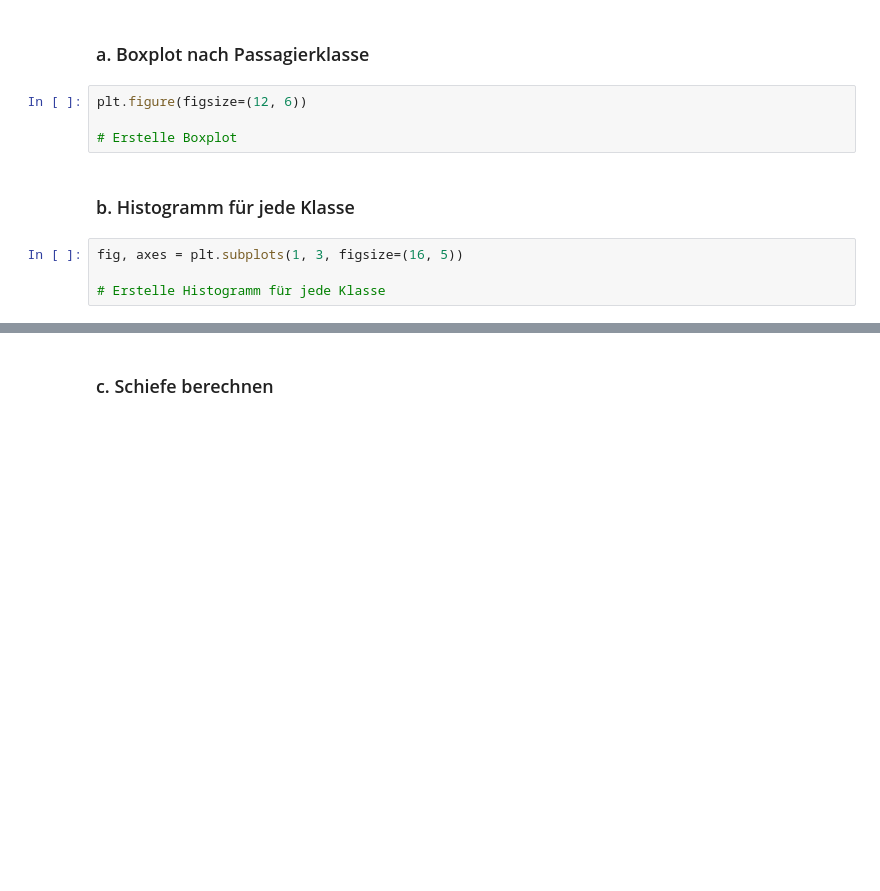
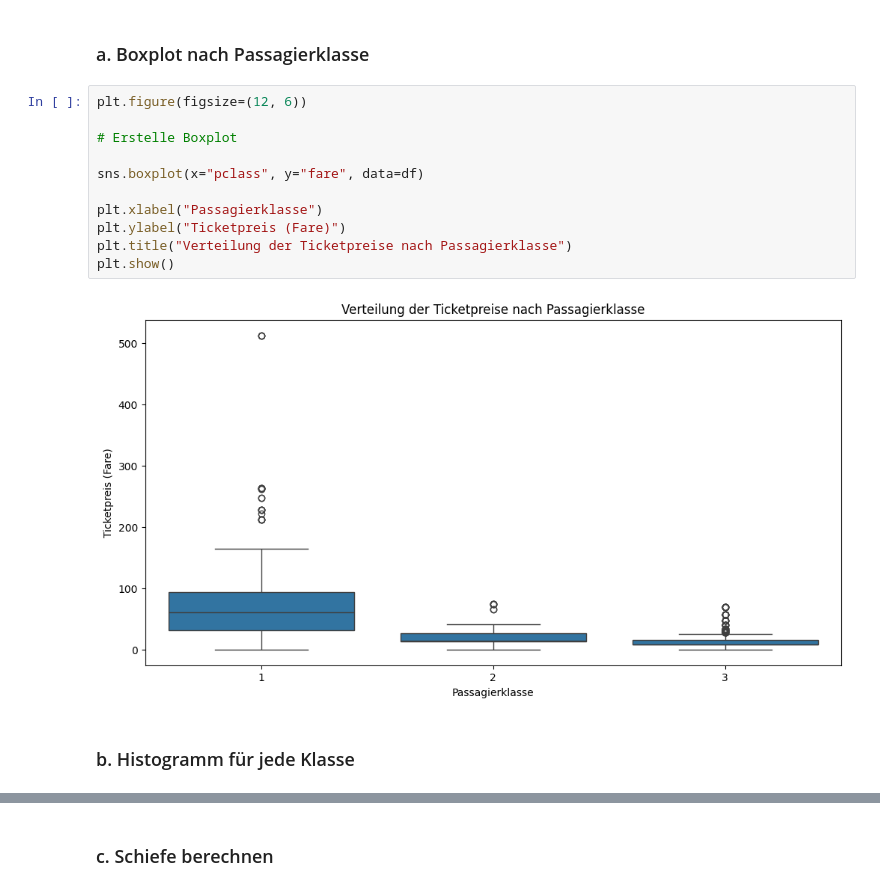
Before and after one commit to flurinasophie/Statistik_Gruppenvergleiche, a Jupyter notebook: UE3_Gruppenvergleiche.ipynb, the cells around one changed output, grey strips where cells are left out. Cells and saved outputs as stored; diff of their text form; blank space fills up the shorter version.

```diff
--- a/UE3_Gruppenvergleiche.ipynb
+++ b/UE3_Gruppenvergleiche.ipynb
@@ -82,13 +104,18 @@ c. Berechne Schiefe (Skewness) für jede Klasse
 d. Beantworte die Interpretationsfragen
 # %% [markdown]
 ### a. Boxplot nach Passagierklasse
-# %%
-plt.figure(figsize=(12, 6))
-
-# Erstelle Boxplot
+# %%
+plt.figure(figsize=(12, 6))
+
+# Erstelle Boxplot
+
+sns.boxplot(x="pclass", y="fare", data=df)
+
+plt.xlabel("Passagierklasse")
+plt.ylabel("Ticketpreis (Fare)")
+plt.title("Verteilung der Ticketpreise nach Passagierklasse")
+plt.show()
+# %% [output]
+[figure, added]
 # %% [markdown]
 ### b. Histogramm für jede Klasse
-# %%
-fig, axes = plt.subplots(1, 3, figsize=(16, 5))
-
-# Erstelle Histogramm für jede Klasse
```
Also changed, not shown: parts of 10 cells of this notebook, 1 other file.
